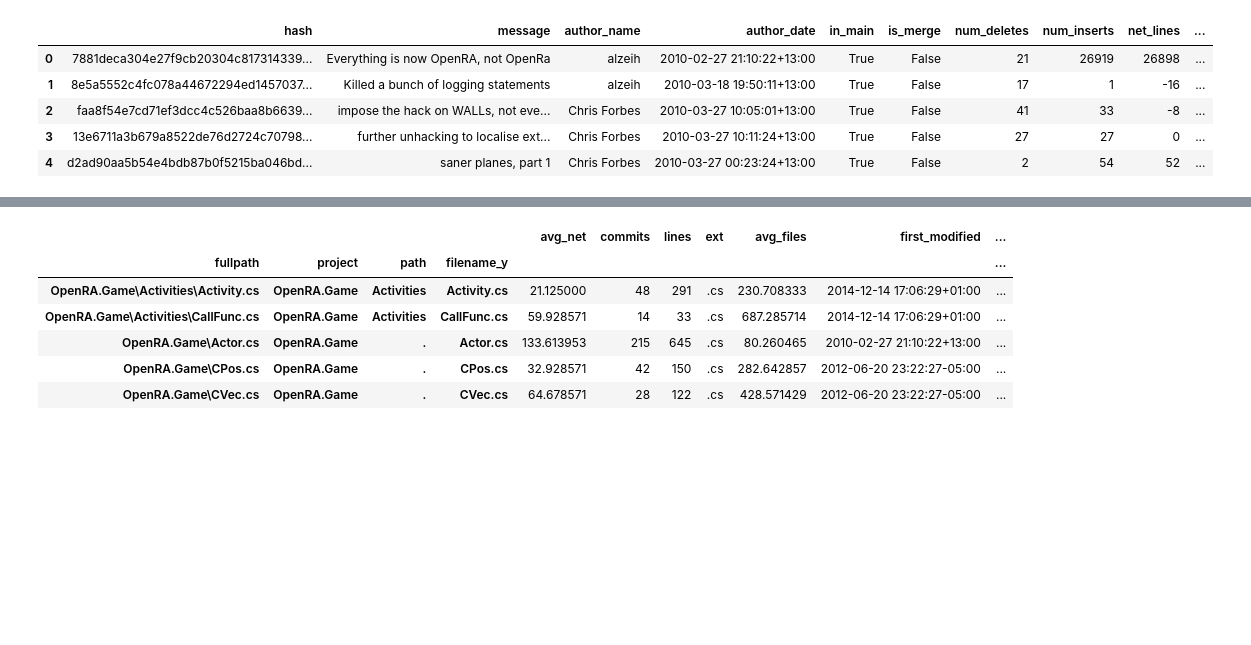
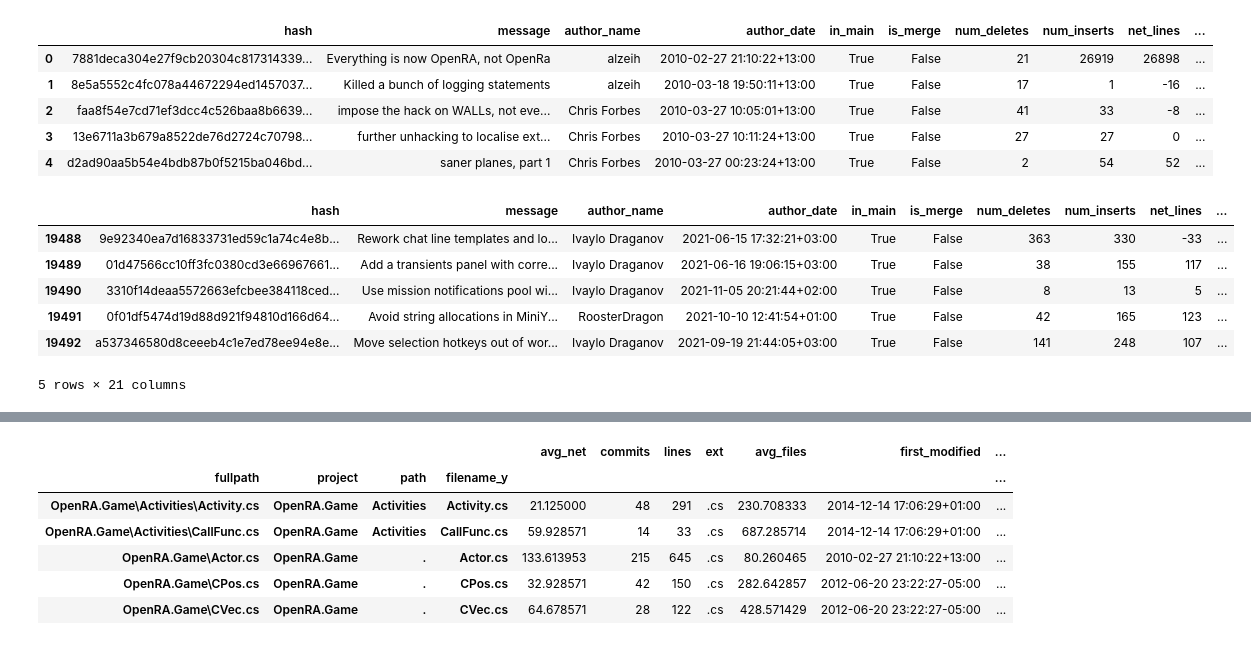
Before and after one commit to IntegerMan/VisualizingCode, a Jupyter notebook: FileStatisticsMiner/GitFileAnalysis.ipynb, the cells around one changed output, grey strips where cells are left out. Drawn from its saved outputs; the diff is of its cells as text; code cells hidden in the pictures; blank space fills up the shorter version.

Commit message:
Happy with the data. Let's move on to a big picture approach

```diff
--- a/FileStatisticsMiner/GitFileAnalysis.ipynb
+++ b/FileStatisticsMiner/GitFileAnalysis.ipynb
@@ -20,3 +20,23 @@ df.head()
 | 2 | b59ba43934a3a6837410db51cf60157cf... | openra first commit!\r\n\r\ngit-s... | chrisf | 2007-06-19 08:51:17+00:00 | True | False | 0 | 1350 | 1350 | ... |
 | 3 | b59ba43934a3a6837410db51cf60157cf... | openra first commit!\r\n\r\ngit-s... | chrisf | 2007-06-19 08:51:17+00:00 | True | False | 0 | 1350 | 1350 | ... |
 | 4 | b59ba43934a3a6837410db51cf60157cf... | openra first commit!\r\n\r\ngit-s... | chrisf | 2007-06-19 08:51:17+00:00 | True | False | 0 | 1350 | 1350 | ... |
+# %%
+# This list is really rudimentary, but should let us guess if something is a bug or feature
+bug_indicators = ['bug', 'fix', 'issue', 'crash', 'error', 'broke', 'break', 'catastrophic', 'report', 'critical', 'urgent', 'unable']
+
+# Let's determine if a commit relates to a bug or a feature
+def set_is_bug(row):
+
+    message = row['message'].lower()
+
+    #row['is_bug'] = message
+
+    if bool([ele for ele in bug_indicators if(ele in message)]):
+        row['is_bug'] = 1
+    else:
+        row['is_bug'] = 0
+
+    return row
+
+df = df.apply(set_is_bug, axis=1)
+df.head()
@@ -53,3 +80,27 @@ df_merged.head()
 | 2 | faa8f54e7cd71ef3dcc4c526baa8b6639... | impose the hack on WALLs, not eve... | Chris Forbes | 2010-03-27 10:05:01+13:00 | True | False | 41 | 33 | -8 | ... |
 | 3 | 13e6711a3b679a8522de76d2724c70798... | further unhacking to localise ext... | Chris Forbes | 2010-03-27 10:11:24+13:00 | True | False | 27 | 27 | 0 | ... |
 | 4 | d2ad90aa5b54e4bdb87b0f5215ba046bd... | saner planes, part 1 | Chris Forbes | 2010-03-27 00:23:24+13:00 | True | False | 2 | 54 | 52 | ... |
+# %%
+target_file = 'OpenRA.Game\\Game.cs'
+hashes = list(df_merged[df_merged['fullpath'] == target_file]['hash'])
+# %%
+# Let's determine if a commit is related to an arbitrary file
+def set_related_to_file(row):
+
+    if row['fullpath'] == target_file or row['hash'] in hashes:
+        row['is_related_to_file'] = 1
+    else:
+        row['is_related_to_file'] = 0
+
+    return row
+
+df_merged = df_merged.apply(set_related_to_file, axis=1)
+df_merged.tail()
+# %% [output]
+|  | hash | message | author_name | author_date | in_main | is_merge | num_deletes | num_inserts | net_lines | ... |
+| 19488 | 9e92340ea7d16833731ed59c1a74c4e8b... | Rework chat line templates and lo... | Ivaylo Draganov | 2021-06-15 17:32:21+03:00 | True | False | 363 | 330 | -33 | ... |
+| 19489 | 01d47566cc10ff3fc0380cd3e66967661... | Add a transients panel with corre... | Ivaylo Draganov | 2021-06-16 19:06:15+03:00 | True | False | 38 | 155 | 117 | ... |
+| 19490 | 3310f14deaa5572663efcbee384118ced... | Use mission notifications pool wi... | Ivaylo Draganov | 2021-11-05 20:21:44+02:00 | True | False | 8 | 13 | 5 | ... |
+| 19491 | 0f01df5474d19d88d921f94810d166d64... | Avoid string allocations in MiniY... | RoosterDragon | 2021-10-10 12:41:54+01:00 | True | False | 42 | 165 | 123 | ... |
+| 19492 | a537346580d8ceeeb4c1e7ed78ee94e8e... | Move selection hotkeys out of wor... | Ivaylo Draganov | 2021-09-19 21:44:05+03:00 | True | False | 141 | 248 | 107 | ... |
+5 rows × 21 columns
```
Also changed, not shown: parts of 12 cells of this notebook.
